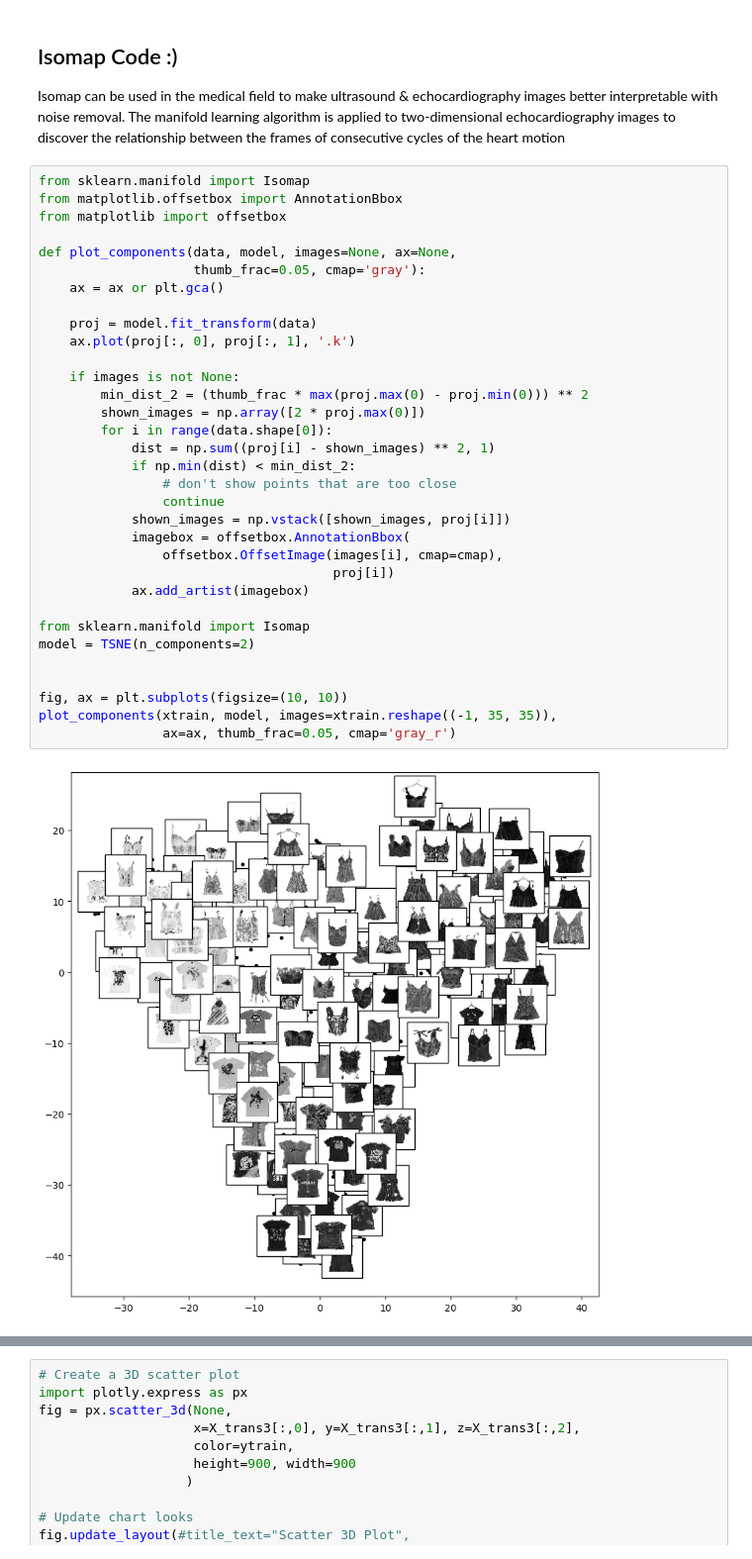
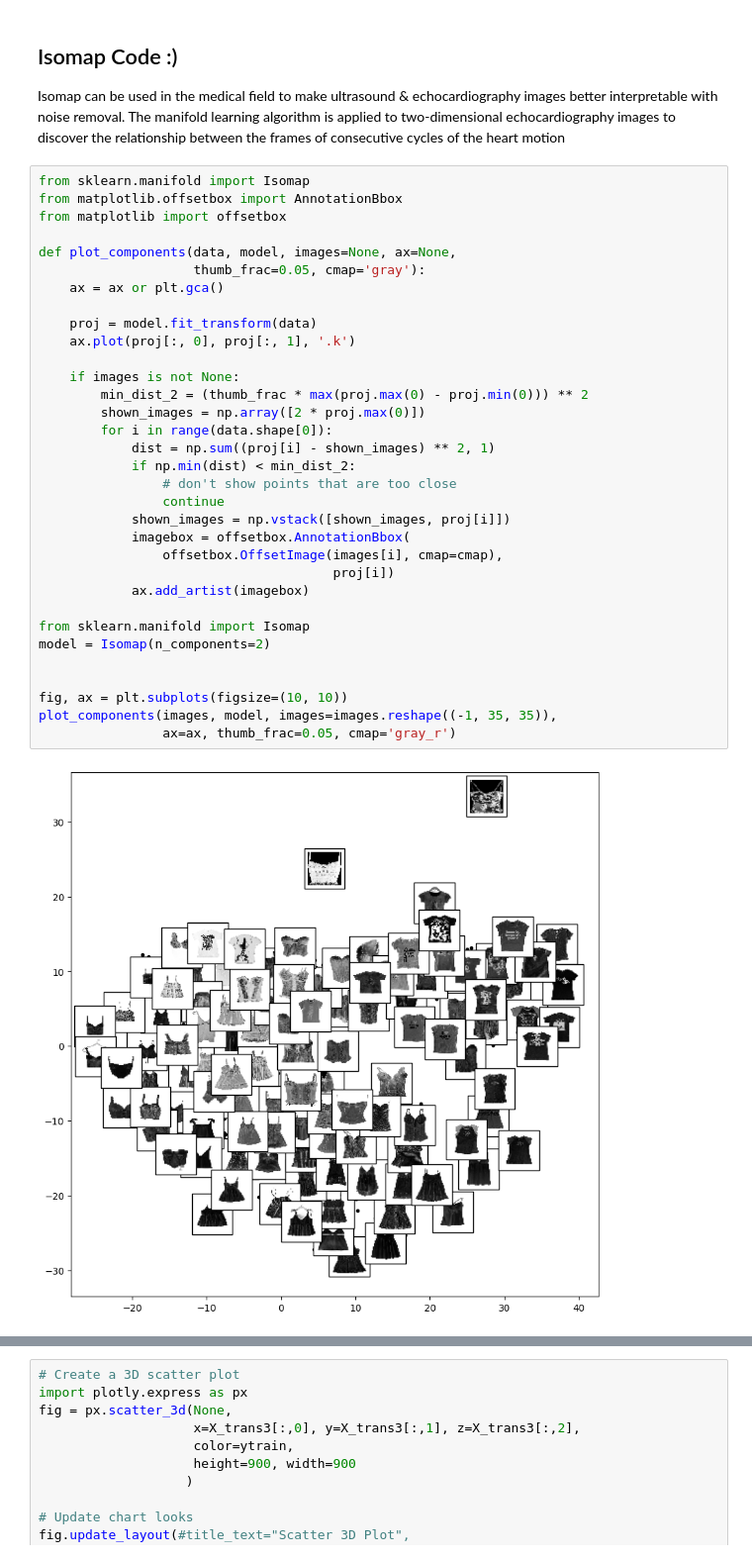
Before and after one commit to uysiri/604-finalproject, a Jupyter notebook: 604finalproject.ipynb, the cells around one changed output, grey strips where cells are left out. Shown at 99% size. Drawn from its saved outputs; the diff is of its cells as text.

```diff
--- a/604finalproject.ipynb
+++ b/604finalproject.ipynb
@@ -817,33 +817,33 @@ from sklearn.manifold import Isomap
 from matplotlib.offsetbox import AnnotationBbox
 from matplotlib import offsetbox
 
 def plot_components(data, model, images=None, ax=None,
                     thumb_frac=0.05, cmap='gray'):
     ax = ax or plt.gca()
 
     proj = model.fit_transform(data)
     ax.plot(proj[:, 0], proj[:, 1], '.k')
 
     if images is not None:
         min_dist_2 = (thumb_frac * max(proj.max(0) - proj.min(0))) ** 2
         shown_images = np.array([2 * proj.max(0)])
         for i in range(data.shape[0]):
             dist = np.sum((proj[i] - shown_images) ** 2, 1)
             if np.min(dist) < min_dist_2:
                 # don't show points that are too close
                 continue
             shown_images = np.vstack([shown_images, proj[i]])
             imagebox = offsetbox.AnnotationBbox(
                 offsetbox.OffsetImage(images[i], cmap=cmap),
                                       proj[i])
             ax.add_artist(imagebox)
 
 from sklearn.manifold import Isomap
-model = TSNE(n_components=2)
+model = Isomap(n_components=2)
 
 
 fig, ax = plt.subplots(figsize=(10, 10))
-plot_components(xtrain, model, images=xtrain.reshape((-1, 35, 35)),
+plot_components(images, model, images=images.reshape((-1, 35, 35)),
                 ax=ax, thumb_frac=0.05, cmap='gray_r')
 # %% [output]
-[figure, old version]
+[figure, new version]
```
Also changed, not shown: parts of 11 cells of this notebook, 3 other files.
